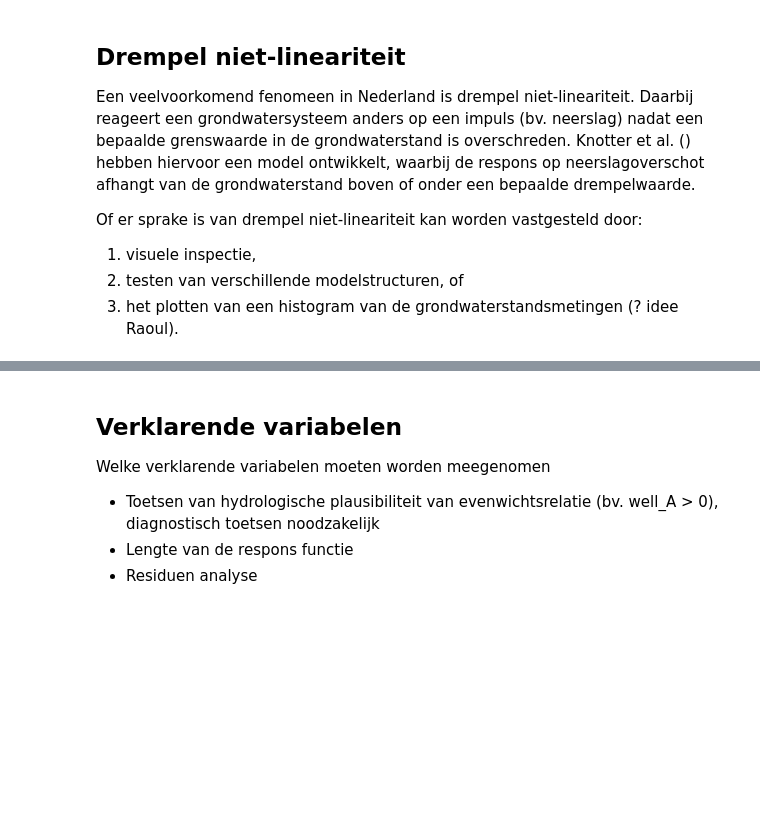
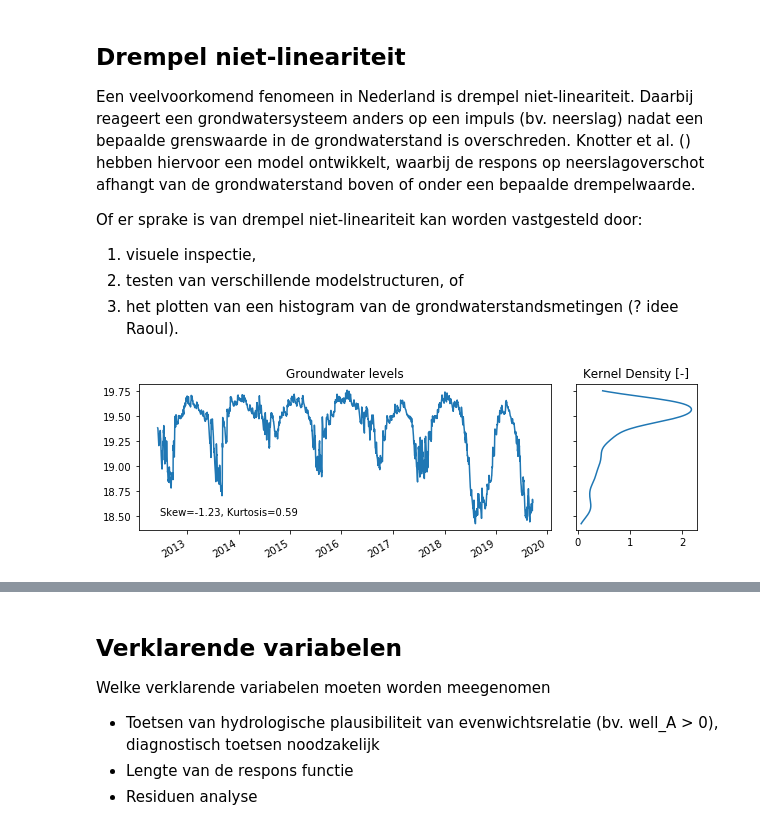
Before and after one commit to ArtesiaWater/stowa_handleiding_tijdreeksanalyse, a Jupyter notebook: model_structuur/model_structuur.ipynb, the cells around one changed output, grey strips where cells are left out. Saved outputs shown, nothing was run; the diff lists cells and outputs as text; code cells hidden in the pictures; blank space fills up the shorter version.

```diff
--- a/model_structuur/model_structuur.ipynb
+++ b/model_structuur/model_structuur.ipynb
@@ -38,0 +32,8 @@ Matplotlib version: 3.1.3
+# %%
+import numpy as np
+import matplotlib.pyplot as plt
+import pandas as pd
+import pastas as ps
+
+ps.set_log_level("ERROR")
+ps.show_versions()
@@ -70,0 +96,25 @@ Of er sprake is van drempel niet-lineariteit kan worden vastgesteld door:
+# %%
+# Plot van tijdreeks waarbij sprake is van drempel niet lineariteit, inclusief histogram aan de zijkant 90 graden gedraaid.
+from scipy.stats import gaussian_kde
+from matplotlib.gridspec import GridSpec
+
+ml = ps.io.load('data/B28H1804_2.pas')
+
+fig = plt.figure(figsize=(10,3))
+
+gs = GridSpec(1, 4, figure=fig)
+
+ax1 = fig.add_subplot(gs[0, :-1])
+ax2 = fig.add_subplot(gs[0, -1], sharey=ax1)
+
+head = ml.oseries.series
+head.plot(ax=ax1)
+
+kernel = gaussian_kde(head)
+plt.plot(kernel(np.arange(head.min(),head.max(), 0.01)), np.arange(head.min(),head.max(), 0.01))
+
+ax1.set_title("Groundwater levels")
+ax2.set_title("Kernel Density [-]");
+plt.text(0.05, 0.1, "Skew={}, Kurtosis={}".format(head.skew().round(2), head.kurtosis().round(2)), transform=ax1.transAxes);
+# %% [output]
+[figure, added]
```
Also changed, not shown: parts of 14 cells of this notebook, 4 other files.
